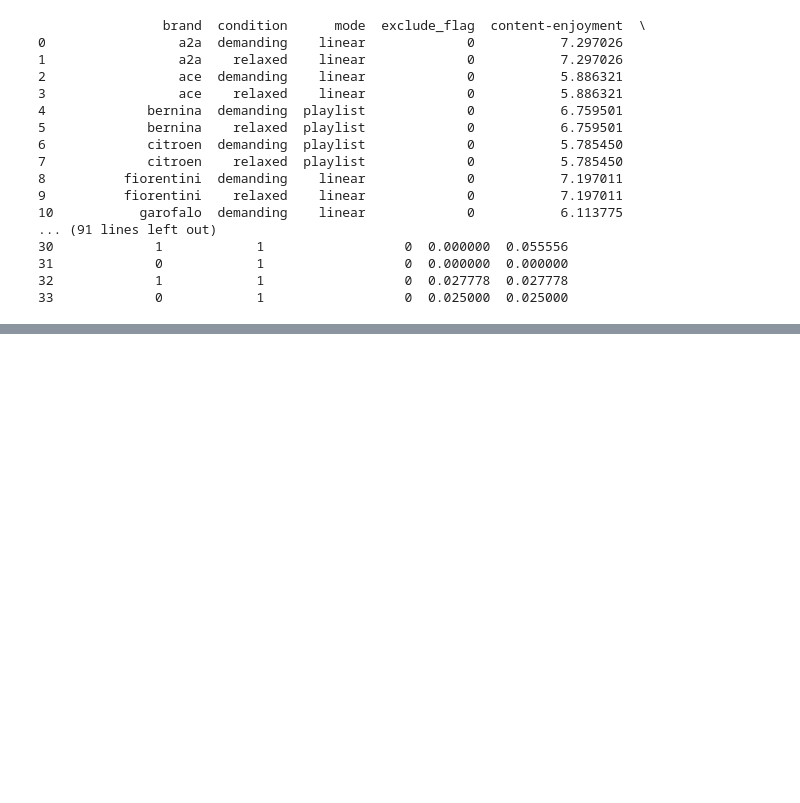
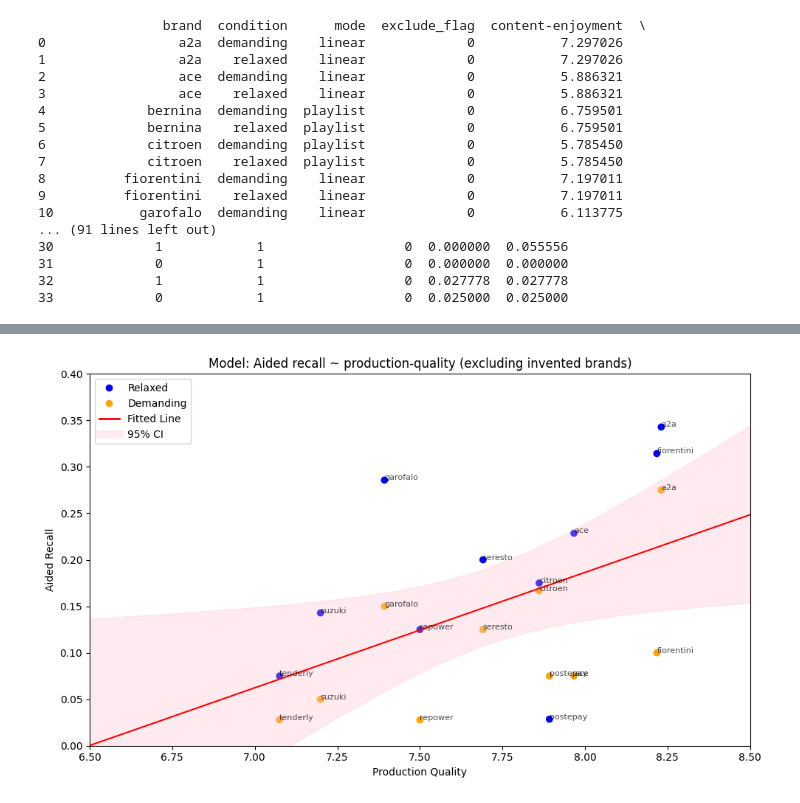
Before and after one commit to mmarcantoinee/audio-aesthetics, a Jupyter notebook: script.ipynb, the cells around one changed output, grey strips where cells are left out. Saved outputs shown, nothing was run; the diff lists cells and outputs as text; code cells hidden in the pictures; blank space fills up the shorter version.

```diff
--- a/script.ipynb
+++ b/script.ipynb
@@ -233,0 +312,50 @@ print(df)
+# %%
+# Create predictor grid for smooth line
+X_pred = np.linspace(6, 9, 100)  # Force range 0 to 10
+X_pred_const = sm.add_constant(X_pred)
+
+# Get prediction and confidence intervals
+predictions = model.get_prediction(X_pred_const)
+pred_summary = predictions.summary_frame(alpha=0.05)
+
+# Color mapping
+color_map = {'relaxed': 'blue', 'demanding': 'orange'}
+colors = df_filtered['condition'].map(color_map)
+
+plt.figure(figsize=(10, 6))
+
+# Scatter plot with colors
+plt.scatter(X['production-quality'], y, c=colors, label="Observed")
+
+# Annotate each point with brand
+for i, row in df_filtered.iterrows():
+    plt.annotate(row['brand'], (row['production-quality'], row['aided']), fontsize=8, alpha=0.7)
+
+# Plot regression line
+plt.plot(X_pred, pred_summary['mean'], color="red", label="Fitted Line")
+
+# Plot confidence interval
+plt.fill_between(X_pred, pred_summary['mean_ci_lower'], pred_summary['mean_ci_upper'], color="pink", alpha=0.3, label="95% CI")
+
+plt.xlabel("Production Quality")
+plt.ylabel("Aided Recall")
+plt.title("Model: Aided recall ~ production-quality (excluding invented brands)")
+
+# Custom legend
+from matplotlib.lines import Line2D
+legend_elements = [
+    Line2D([0], [0], marker='o', color='w', label='Relaxed', markerfacecolor='blue', markersize=8),
+    Line2D([0], [0], marker='o', color='w', label='Demanding', markerfacecolor='orange', markersize=8),
+    Line2D([0], [0], color='red', lw=2, label='Fitted Line'),
+    Line2D([0], [0], color='pink', lw=8, alpha=0.3, label='95% CI')
+]
+plt.legend(handles=legend_elements)
+
+# Set x-axis limits
+plt.xlim(6.5, 8.5)
+plt.ylim(0, 0.4)
+
+plt.tight_layout()
+plt.show()
+# %% [output]
+[figure, added]
```
Also changed, not shown: parts of 18 cells of this notebook, 2 other files.
